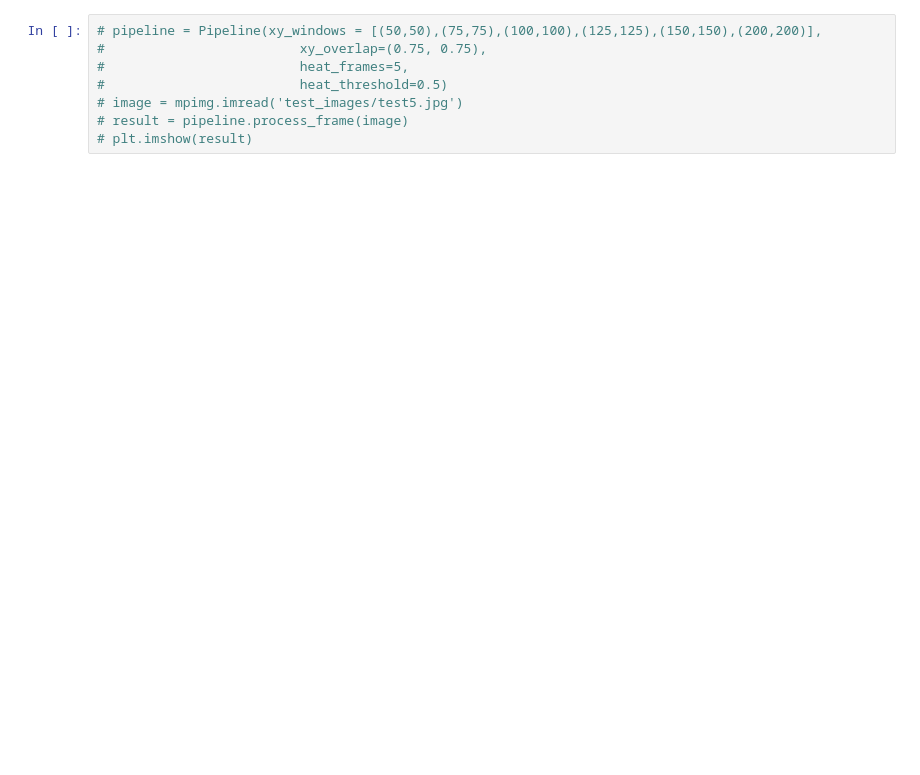
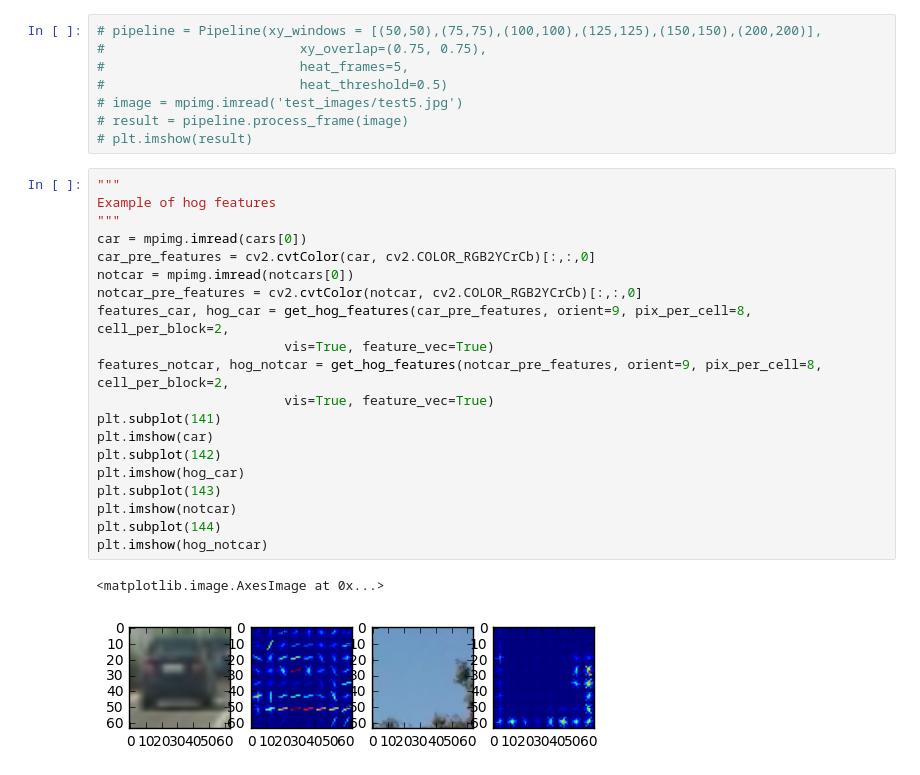
Before and after one commit to sirpsycho85/CarND-Vehicle-Detection, a Jupyter notebook: Scratch.ipynb, the cells around one changed output. Saved outputs shown, nothing was run; the diff lists cells and outputs as text; blank space fills up the shorter version.

```diff
--- a/Scratch.ipynb
+++ b/Scratch.ipynb
@@ -812,3 +817,26 @@ plt.imshow(image_boxes)
 # image = mpimg.imread('test_images/test5.jpg')
 # result = pipeline.process_frame(image)
 # plt.imshow(result)
+# %%
+"""
+Example of hog features
+"""
+car = mpimg.imread(cars[0])
+car_pre_features = cv2.cvtColor(car, cv2.COLOR_RGB2YCrCb)[:,:,0]
+notcar = mpimg.imread(notcars[0])
+notcar_pre_features = cv2.cvtColor(notcar, cv2.COLOR_RGB2YCrCb)[:,:,0]
+features_car, hog_car = get_hog_features(car_pre_features, orient=9, pix_per_cell=8, cell_per_block=2,
+                        vis=True, feature_vec=True)
+features_notcar, hog_notcar = get_hog_features(notcar_pre_features, orient=9, pix_per_cell=8, cell_per_block=2,
+                        vis=True, feature_vec=True)
+plt.subplot(141)
+plt.imshow(car)
+plt.subplot(142)
+plt.imshow(hog_car)
+plt.subplot(143)
+plt.imshow(notcar)
+plt.subplot(144)
+plt.imshow(hog_notcar)
+# %% [output]
+<matplotlib.image.AxesImage at 0x...>
+[figure, added]
```
Also changed, not shown: parts of 3 cells of this notebook, 6 other files.
